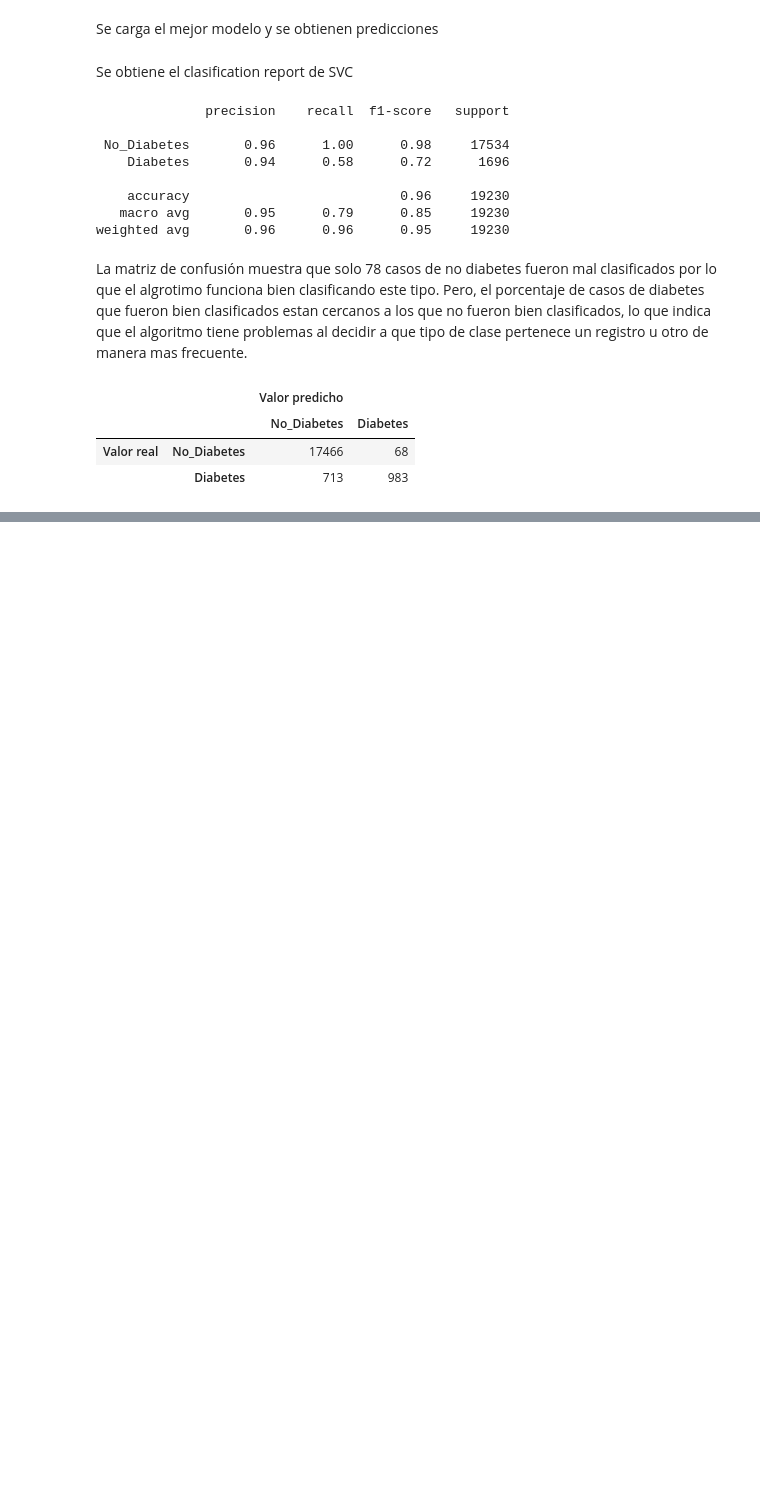
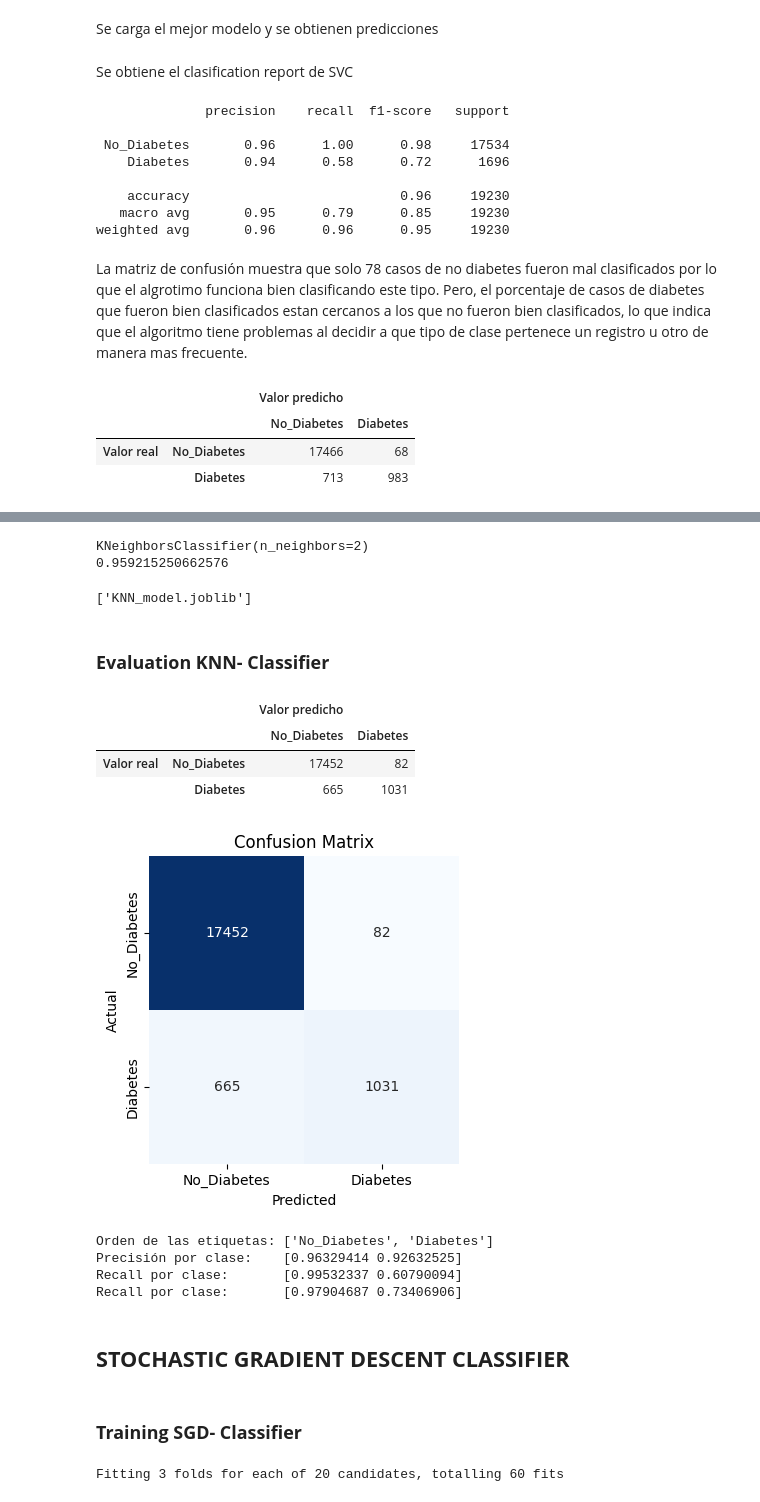
Before and after one commit to ricartorres/InsuficienciaC, a Jupyter notebook: scripts/training/training.ipynb, the cells around one changed output, grey strips where cells are left out. Cells and saved outputs as stored; diff of their text form; code cells hidden in the pictures; blank space fills up the shorter version.

Commit message:
Se Incluyen modelos KNN y SGD

```diff
--- a/scripts/training/training.ipynb
+++ b/scripts/training/training.ipynb
@@ -211,0 +244,51 @@ list_confusion_matrix(svc_mat, ['No_Diabetes', 'Diabetes'])
+# %%
+print(gsearch.best_estimator_)
+print(gsearch.best_score_)
+# %% [output]
+KNeighborsClassifier(n_neighbors=2)
+0.959215250662576
+# %%
+model = gsearch.best_estimator_
+joblib.dump(model, "KNN_model.joblib")
+# %% [output]
+['KNN_model.joblib']
+# %% [markdown]
+### **Evaluation KNN- Classifier**
+# %%
+model = joblib.load("KNN_model.joblib")
+# %%
+y_pred = model.predict(X_test)
+# %%
+# Generación de la matriz de confusión.
+KNN_mat = confusion_matrix(y_test, y_pred)
+list_confusion_matrix(KNN_mat, ['No_Diabetes', 'Diabetes'])
+# %% [output]
+|  |  | Valor predicho |  |
+|  |  | No_Diabetes | Diabetes |
+| Valor real | No_Diabetes | 17452 | 82 |
+|  | Diabetes | 665 | 1031 |
+# %%
+plt.figure(figsize=(4, 4))
+sns.heatmap(KNN_mat, annot=True, fmt="d", cmap="Blues", cbar=False,
+            xticklabels=names, yticklabels=names)
+plt.xlabel('Predicted')
+plt.ylabel('Actual')
+plt.title('Confusion Matrix')
+plt.show()
+# %% [output]
+[figure, added]
+# %%
+#Estimación de los estadísticos de desempeño del modelo.
+print(f'Orden de las etiquetas: {names}')
+print(f'Precisión por clase: \t{precision_score(y_test, y_pred, average=None)}')
+print(f'Recall por clase: \t{recall_score(y_test, y_pred, average=None)}')
+print(f'Recall por clase: \t{f1_score(y_test, y_pred, average=None)}')
+# %% [output]
+Orden de las etiquetas: ['No_Diabetes', 'Diabetes']
+Precisión por clase:    [0.96329414 0.92632525]
+Recall por clase:       [0.99532337 0.60790094]
+Recall por clase:       [0.97904687 0.73406906]
+# %% [markdown]
+## **STOCHASTIC GRADIENT DESCENT CLASSIFIER**
+# %% [markdown]
+### **Training SGD- Classifier**
@@ -211,0 +314,13 @@ list_confusion_matrix(svc_mat, ['No_Diabetes', 'Diabetes'])
+# %%
+SGDsearch = RandomizedSearchCV(
+                            estimator=SGDClassifier(),
+                            param_distributions=random_grid,
+                            verbose=3,
+                            cv=3,
+                            n_iter=20,
+                            n_jobs = -1,
+                            scoring='accuracy',
+                            return_train_score=True
+        ).fit(X_train, y_train)
+# %% [output]
+Fitting 3 folds for each of 20 candidates, totalling 60 fits
```
Also changed, not shown: parts of 15 cells of this notebook, 2 other files.
